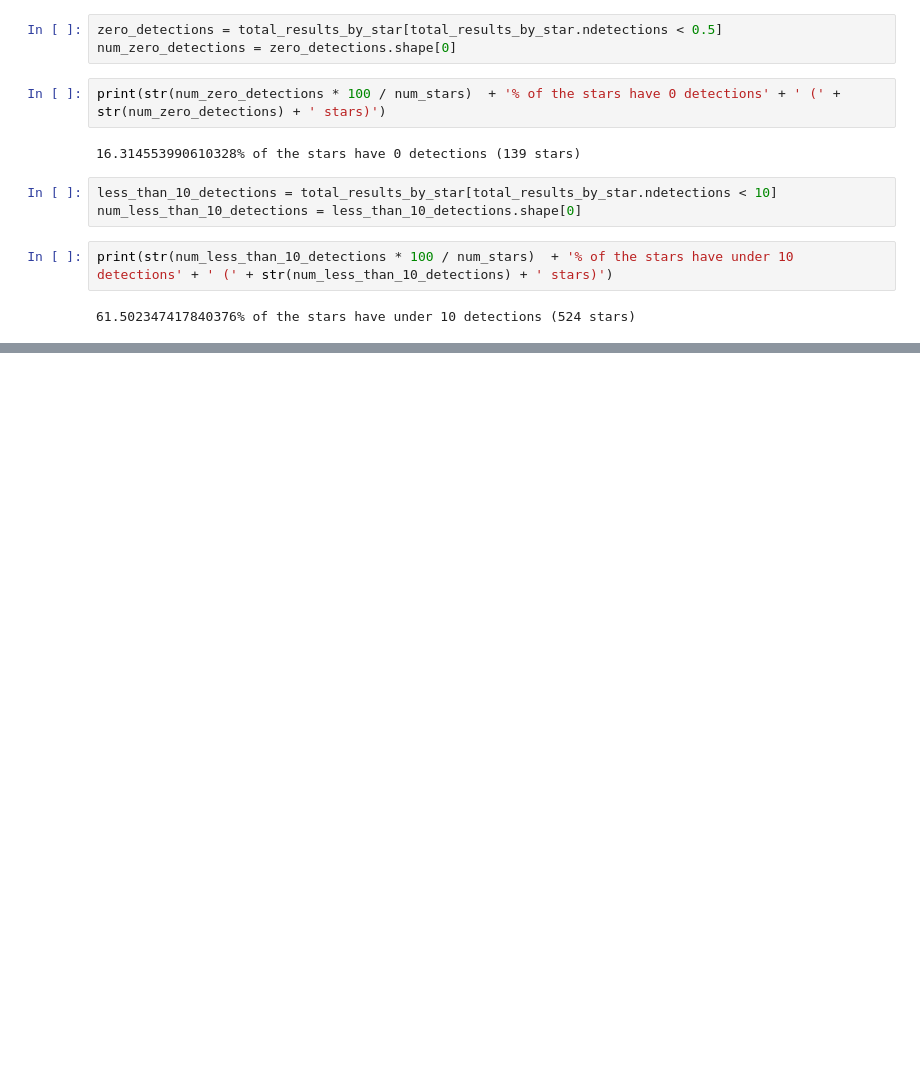
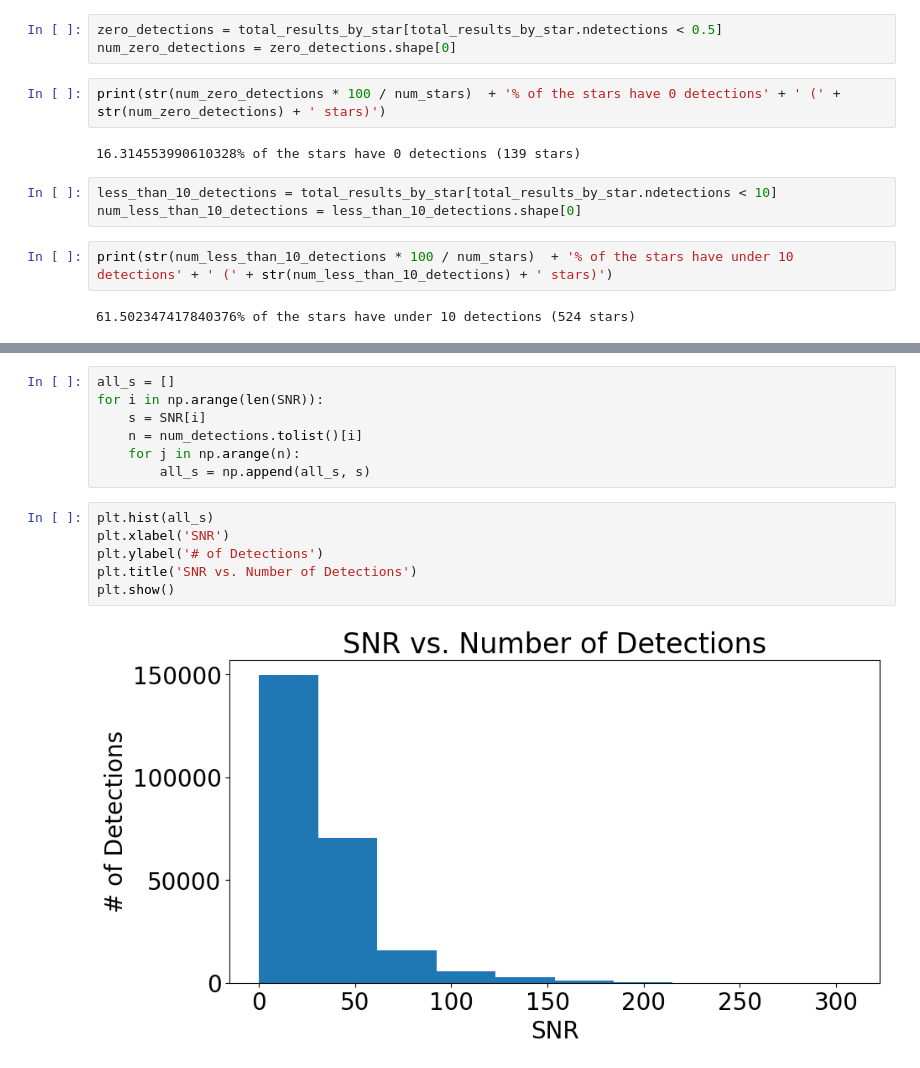
Before and after one commit to howardisaacson/APF-BL-DAP, a Jupyter notebook: Zoe/Results.ipynb, the cells around one changed output, grey strips where cells are left out. Cells and saved outputs as stored; diff of their text form; blank space fills up the shorter version.

```diff
--- a/Zoe/Results.ipynb
+++ b/Zoe/Results.ipynb
@@ -161,0 +186,15 @@ test.shape
+# %%
+all_s = []
+for i in np.arange(len(SNR)):
+    s = SNR[i]
+    n = num_detections.tolist()[i]
+    for j in np.arange(n):
+        all_s = np.append(all_s, s)
+# %%
+plt.hist(all_s)
+plt.xlabel('SNR')
+plt.ylabel('# of Detections')
+plt.title('SNR vs. Number of Detections')
+plt.show()
+# %% [output]
+[figure, added]
```
Also changed, not shown: parts of 34 cells of this notebook, 6 other files.
